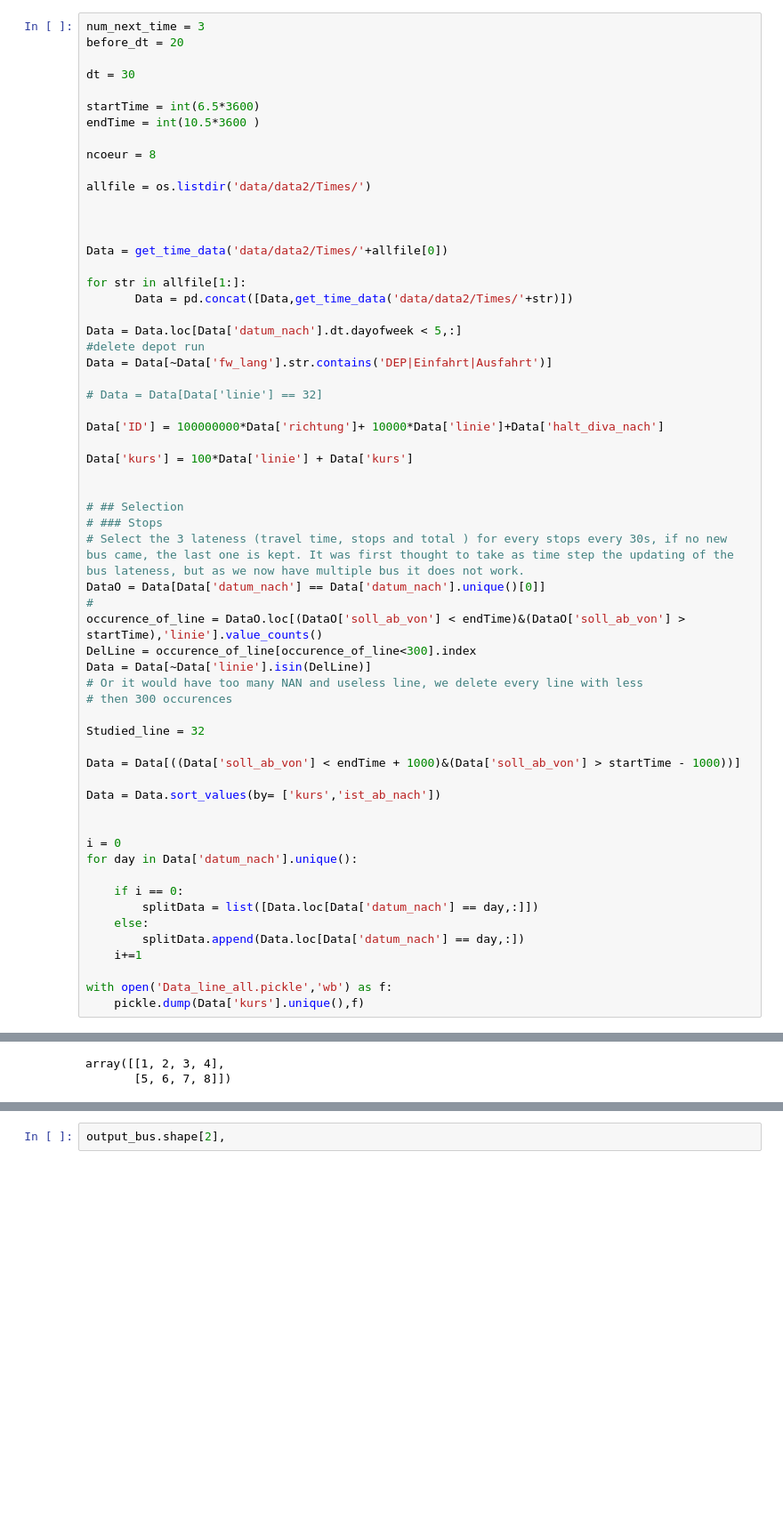
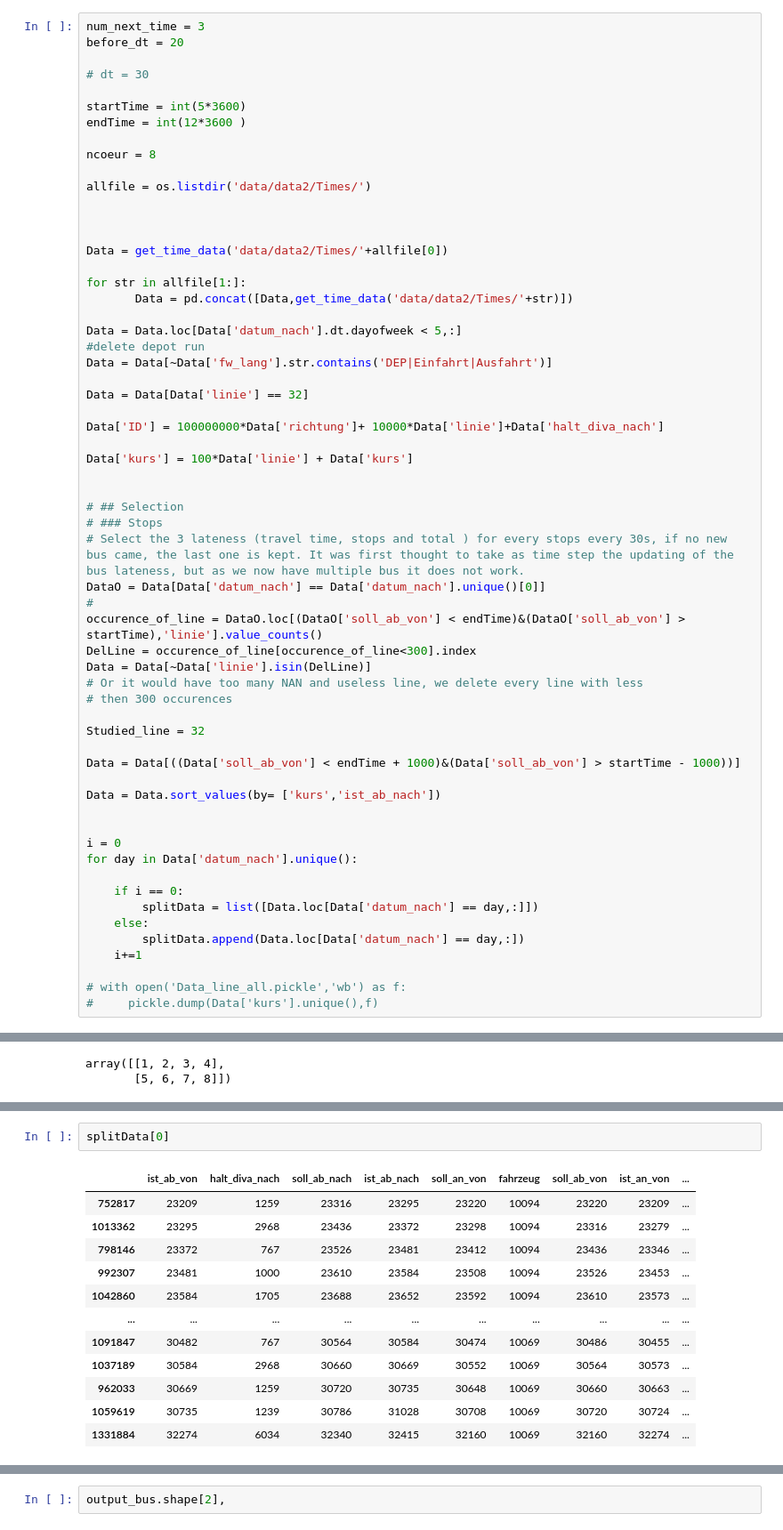
Before and after one commit to elingenior/LSTM_for_bus_lateness_prediction, a Jupyter notebook: Preprocessing.ipynb, the cells around one changed output, grey strips where cells are left out. Shown: that part at 89% size. Drawn from its saved outputs; the diff is of its cells as text; blank space fills up the shorter version.

```diff
--- a/Preprocessing.ipynb
+++ b/Preprocessing.ipynb
@@ -43,10 +45,10 @@ tf.config.threading.set_inter_op_parallelism_threads(6)
 num_next_time = 3
 before_dt = 20
 
-dt = 30
+# dt = 30
 
-startTime = int(6.5*3600)
-endTime = int(10.5*3600 )
+startTime = int(5*3600)
+endTime = int(12*3600 )
 
 ncoeur = 8
 
@@ -63,7 +65,7 @@ Data = Data.loc[Data['datum_nach'].dt.dayofweek < 5,:]
 #delete depot run
 Data = Data[~Data['fw_lang'].str.contains('DEP|Einfahrt|Ausfahrt')]
 
-# Data = Data[Data['linie'] == 32]
+Data = Data[Data['linie'] == 32]
 
 Data['ID'] = 100000000*Data['richtung']+ 10000*Data['linie']+Data['halt_diva_nach']
 
@@ -97,8 +99,8 @@ for day in Data['datum_nach'].unique():
         splitData.append(Data.loc[Data['datum_nach'] == day,:])
     i+=1
 
-with open('Data_line_all.pickle','wb') as f:
-    pickle.dump(Data['kurs'].unique(),f)
+# with open('Data_line_all.pickle','wb') as f:
+#     pickle.dump(Data['kurs'].unique(),f)
 # %%
 # Data['kurs'].unique()[170:183] line 32
 
@@ -217,0 +225,15 @@ print(FrameT.shape) #(5, 360, 3, 2472, 1) 1539
+# %%
+splitData[0]
+# %% [output]
+|  | ist_ab_von | halt_diva_nach | soll_ab_nach | ist_ab_nach | soll_an_von | fahrzeug | soll_ab_von | ist_an_von | ... |
+| 752817 | 23209 | 1259 | 23316 | 23295 | 23220 | 10094 | 23220 | 23209 | ... |
+| 1013362 | 23295 | 2968 | 23436 | 23372 | 23298 | 10094 | 23316 | 23279 | ... |
+| 798146 | 23372 | 767 | 23526 | 23481 | 23412 | 10094 | 23436 | 23346 | ... |
+| 992307 | 23481 | 1000 | 23610 | 23584 | 23508 | 10094 | 23526 | 23453 | ... |
+| 1042860 | 23584 | 1705 | 23688 | 23652 | 23592 | 10094 | 23610 | 23573 | ... |
+| ... | ... | ... | ... | ... | ... | ... | ... | ... | ... |
+| 1091847 | 30482 | 767 | 30564 | 30584 | 30474 | 10069 | 30486 | 30455 | ... |
+| 1037189 | 30584 | 2968 | 30660 | 30669 | 30552 | 10069 | 30564 | 30573 | ... |
+| 962033 | 30669 | 1259 | 30720 | 30735 | 30648 | 10069 | 30660 | 30663 | ... |
+| 1059619 | 30735 | 1239 | 30786 | 31028 | 30708 | 10069 | 30720 | 30724 | ... |
+| 1331884 | 32274 | 6034 | 32340 | 32415 | 32160 | 10069 | 32160 | 32274 | ... |
```
Also changed, not shown: parts of 5 cells of this notebook, 9 other files.
